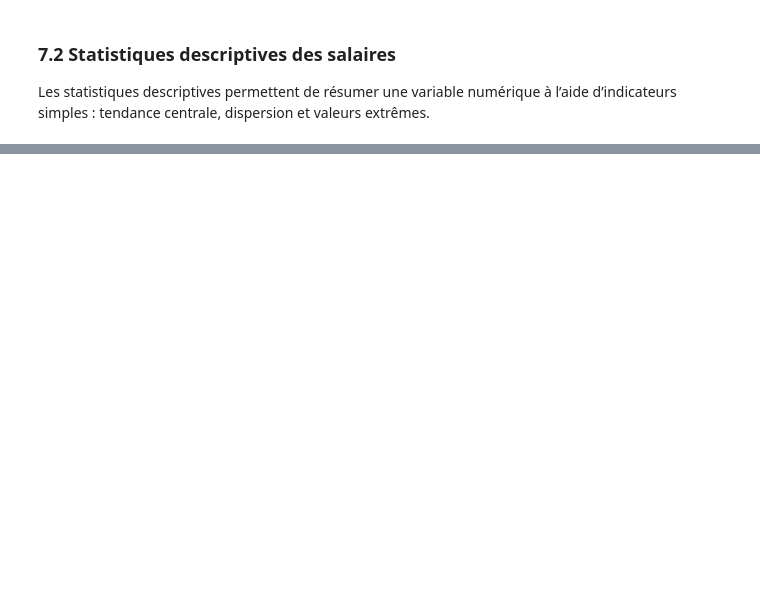
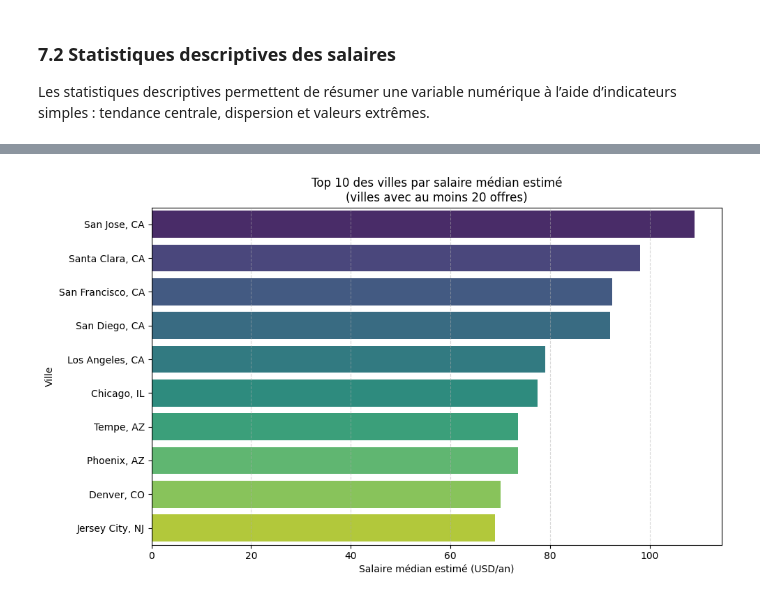
Before and after one commit to arthurb1348/data-analyst-job-market-analysis, a Jupyter notebook: notebook.ipynb, the cells around one changed output, grey strips where cells are left out. Drawn from its saved outputs; the diff is of its cells as text; code cells hidden in the pictures; blank space fills up the shorter version.

```diff
--- a/notebook.ipynb
+++ b/notebook.ipynb
@@ -504,0 +651,10 @@ Les statistiques descriptives permettent de résumer une variable numérique à
+# %%
+city_salary_stats = (
+    data.groupby("Location")["avgSalary"]
+    .agg(["count", "mean", "median", "std"])
+    .sort_values(by="median", ascending=False)
+)
+
+city_salary_stats_filtered = city_salary_stats[city_salary_stats["count"] >= 20]
+
+city_salary_stats_filtered.head(10)
@@ -504,0 +674,21 @@ Les statistiques descriptives permettent de résumer une variable numérique à
+# %%
+top_cities_median_salary = city_salary_stats_filtered.head(10)
+
+plt.figure(figsize=(10, 6))
+sns.barplot(
+    data=top_cities_median_salary.reset_index(),
+    y="Location",
+    x="median",
+    hue="Location",
+    palette="viridis",
+    legend=False
+)
+
+plt.title("Top 10 des villes par salaire médian estimé\n(villes avec au moins 20 offres)")
+plt.xlabel("Salaire médian estimé (USD/an)")
+plt.ylabel("Ville")
+plt.grid(axis="x", linestyle="--", alpha=0.5)
+plt.tight_layout()
+plt.show()
+# %% [output]
+[figure, added]
```
Also changed, not shown: parts of 29 cells of this notebook.
